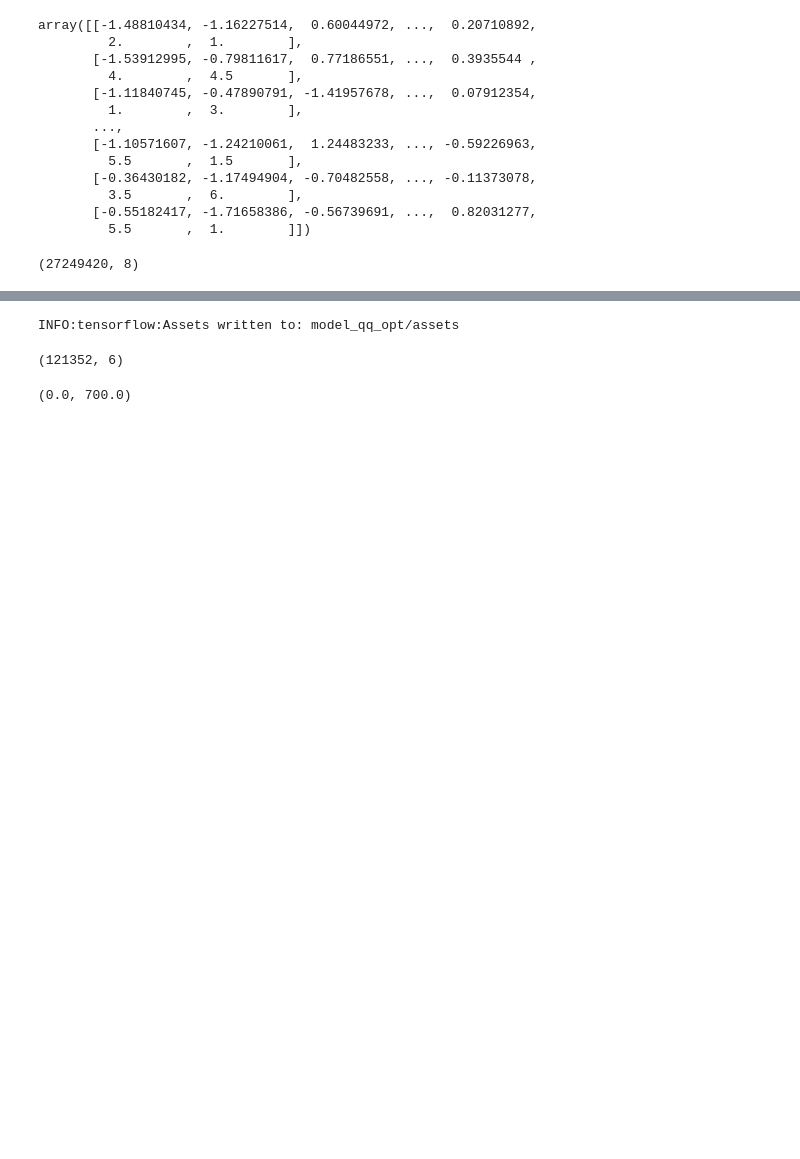
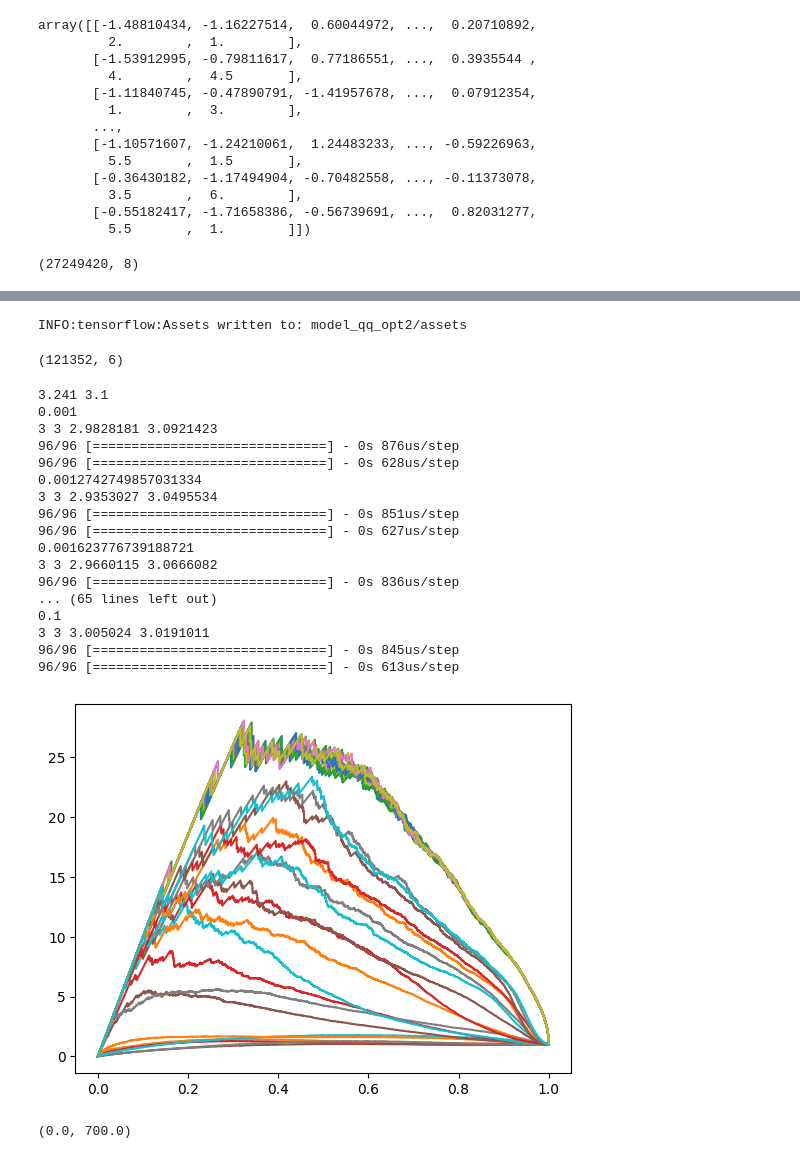
Before and after one commit to GitGup/SemiWeaklySupervised, a Jupyter notebook: SemiWeakly6Features.ipynb, the cells around one changed output, grey strips where cells are left out. Cells and saved outputs as stored; diff of their text form; code cells hidden in the pictures; blank space fills up the shorter version.

```diff
--- a/SemiWeakly6Features.ipynb
+++ b/SemiWeakly6Features.ipynb
@@ -400,9 +476,9 @@ Epoch 13/5000
 # %%
-model_qq.save('model_qq_opt')
+model_qq.save('model_qq_opt2')
 # %% [output]
-INFO:tensorflow:Assets written to: model_qq_opt/assets
+INFO:tensorflow:Assets written to: model_qq_opt2/assets
 # %%
-model_qq = tf.keras.models.load_model("model_qq_opt")
+model_qq = tf.keras.models.load_model("model_qq_opt2")
 #model_qq = tf.keras.models.load_model("model_qq_noisy10")
 # %%
 np.shape(x[0,0,qq, False])
@@ -432,7 +508,7 @@ msic2 = []
 # w2 = 2.991
 
 w1 = 3.241
-w2 = 3.649
+w2 = 3.1
 print(w1, w2)
 
 for sigfrac in np.logspace(-3,-1,20):
@@ -485,33 +561,52 @@ for sigfrac in np.logspace(-3,-1,20):
 
     X_train_, X_val_, Y_train_, Y_val_ = train_test_split(x_data_, y_data_, test_size=0.5, random_state = 42)
 
     with tf.device('/GPU:0'):
         myhistory_hack_ = model_all2.fit(X_train_[:,0:feature_dims], Y_train_, epochs=20,validation_data=(X_val_[:,0:feature_dims], Y_val_),batch_size=1024, verbose = 0)
     print(m1,m2,model_all2.trainable_weights[0].numpy()[0][0],model_all2.trainable_weights[1].numpy()[0][0])
     sig_list+=[sigfrac]
     weight_list1+=[model_all2.trainable_weights[0].numpy()[0][0]]
     weight_list2+=[model_all2.trainable_weights[1].numpy()[0][0]]
     weight_list3+=[np.exp(model_all2.trainable_weights[2].numpy()[0][0])]
     scores = model_all2.predict(np.concatenate([x[0,0,qq, noise][0:test_background],x[m1,m2,qq, noise][0:test_signal_length]]),batch_size=1024)
     y = np.concatenate([np.zeros(test_background),np.ones(test_signal_length)])
     fpr, tpr, _ = metrics.roc_curve(y, scores)
 
     model_cwola = Sequential()
     model_cwola.add(Dense(128, input_dim=feature_dims, activation='relu'))
     model_cwola.add(Dense(128, activation='relu'))
     model_cwola.add(Dense(128, activation='relu'))
     model_cwola.add(Dense(1, activation='sigmoid'))
     model_cwola.compile(loss='binary_crossentropy', optimizer='adam', metrics=['accuracy'])
     myhistory_cwola = model_cwola.fit(X_train_[:,0:feature_dims], Y_train_, epochs=10,validation_data=(X_val_[:,0:feature_dims], Y_val_),batch_size=1024, verbose = 0)
 
     scores2 = model_cwola.predict(np.concatenate([x[0,0,qq, noise][0:test_background],x[m1,m2,qq, noise][0:test_signal_length]]),batch_size=1024)
     y2 = np.concatenate([np.zeros(test_background),np.ones(test_signal_length)])
     fpr2, tpr2, _ = metrics.roc_curve(y2, scores2)
     plt.plot(tpr,tpr/np.sqrt(fpr+0.0001))
     plt.plot(tpr2,tpr2/np.sqrt(fpr2+0.0001))
 
     msic1+=[np.max(tpr/np.sqrt(fpr+0.0001))]
     msic2+=[np.max(tpr2/np.sqrt(fpr2+0.0001))]
+# %% [output]
+3.241 3.1
+0.001
+3 3 2.9828181 3.0921423
+96/96 [==============================] - 0s 876us/step
+96/96 [==============================] - 0s 628us/step
+0.0012742749857031334
+3 3 2.9353027 3.0495534
+96/96 [==============================] - 0s 851us/step
+96/96 [==============================] - 0s 627us/step
+0.001623776739188721
+3 3 2.9660115 3.0666082
+96/96 [==============================] - 0s 836us/step
+... (65 lines left out)
+0.1
+3 3 3.005024 3.0191011
+96/96 [==============================] - 0s 845us/step
+96/96 [==============================] - 0s 613us/step
+[figure, added]
 # %%
 plt.plot(sig_list,np.array(weight_list1)*100, label = f"w1 {w1}")
 plt.plot(sig_list,np.array(weight_list2)*100, label = f"w2 {w2}")
```
Also changed, not shown: parts of 16 cells of this notebook.
